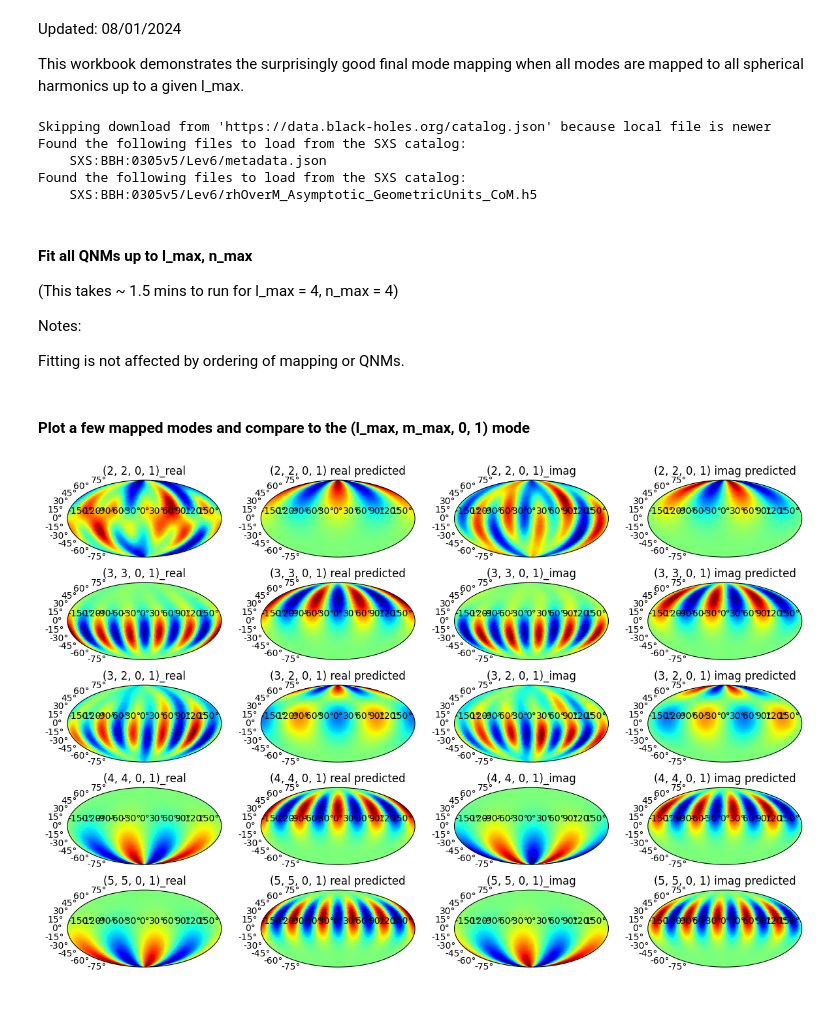
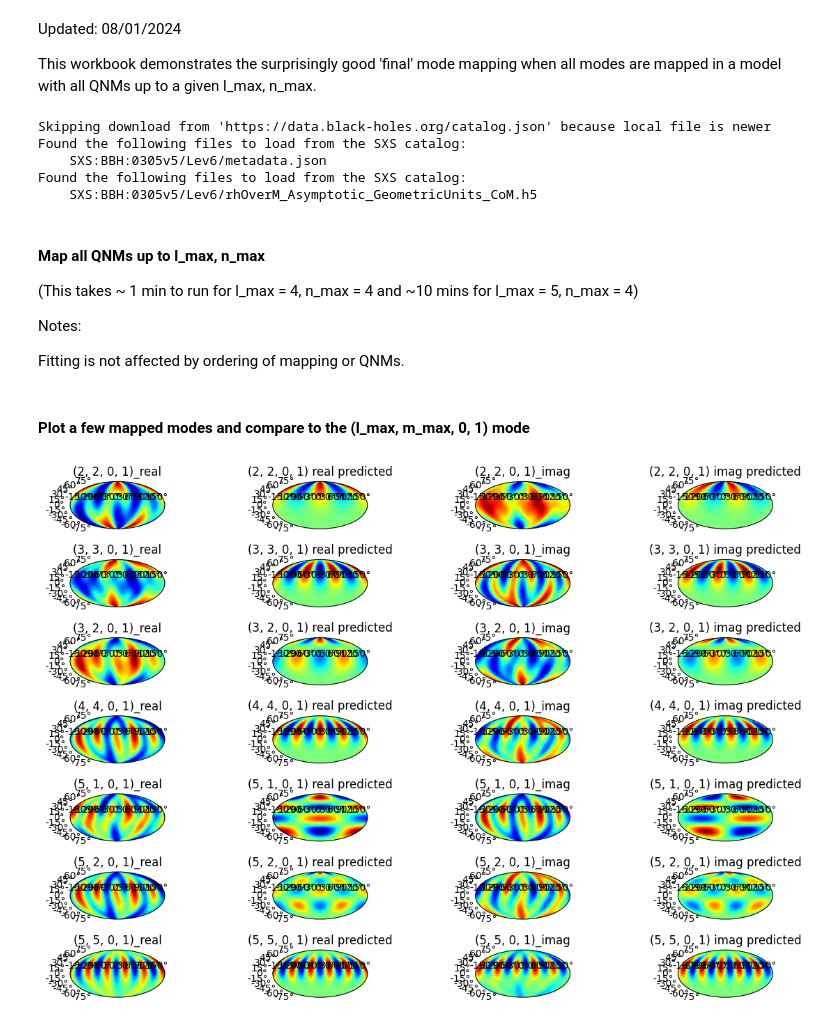
Before and after one commit to Richardvnd/quadratic_qnm, a Jupyter notebook: investigating_all_mode_mapping.ipynb, the cells around one changed output. Saved outputs shown, nothing was run; the diff lists cells and outputs as text; code cells hidden in the pictures.

```diff
--- a/investigating_all_mode_mapping.ipynb
+++ b/investigating_all_mode_mapping.ipynb
@@ -1,7 +1,7 @@
 # %% [markdown]
 Updated: 08/01/2024
 
-This workbook demonstrates the surprisingly good final mode mapping when all modes are mapped to all spherical harmonics up to a given l_max.
+This workbook demonstrates the surprisingly good 'final' mode mapping when all modes are mapped in a model with all QNMs up to a given l_max, n_max.
 # %%
 import numpy as np
 import matplotlib.pyplot as plt
@@ -20,9 +17,9 @@ Found the following files to load from the SXS catalog:
 Found the following files to load from the SXS catalog:
     SXS:BBH:0305v5/Lev6/rhOverM_Asymptotic_GeometricUnits_CoM.h5
 # %% [markdown]
-#### Fit all QNMs up to l_max, n_max
+#### Map all QNMs up to l_max, n_max
 
-(This takes ~ 1.5 mins to run for l_max = 4, n_max = 4)
+(This takes ~ 1 min to run for l_max = 4, n_max = 4 and ~10 mins for l_max = 5, n_max = 4)
 
 Notes:
 
@@ -33,7 +30,7 @@ n_max = 4
 
 t0 = {0:40., 1:18.5, 2:12., 3:8., 4:5.5, 5:3., 6:1.5, 7:0.}[n_max]
 
-mapping = [(lam,mu,n,p) for lam in np.arange(2, 3+1)
+mapping = [(lam,mu,n,p) for lam in np.arange(2, l_max+1)
                            for mu in np.arange(-lam, lam+1)
                               for n in np.arange(0, n_max+1)
                                  for p in (-1, +1)]
@@ -55,34 +52,34 @@ best_fit_overall = qnmfits.mapping_multimode_ringdown_fit(sim.times,
 # %% [markdown]
 #### Plot a few mapped modes and compare to the (l_max, m_max, 0, 1) mode
 # %%
-mapping_choice = [(2,2,0,1),(3,3,0,1),(3,2,0,1),(4,4,0,1),(5,5,0,1)]
+mapping_choice = [(2,2,0,1),(3,3,0,1),(3,2,0,1),(4,4,0,1), (5,1,0,1), (5,2,0,1), (5,5,0,1)]
 
 fig, axs = plt.subplots(nrows=(len(mapping_choice)), ncols=4,
                   subplot_kw={'projection': 'mollweide'},
                   figsize=(12,8))
 
 lon = np.linspace(-np.pi, np.pi, 200)
 lat = np.linspace(-np.pi/2, np.pi/2, 200)
 
 Lon, Lat = np.meshgrid(lon, lat)
 
 for i, mode in enumerate(mapping_choice):
    F = mode_mapping(np.pi/2-Lat, Lon, best_fit_overall, mode, l_max)
    G = spheroidal(np.pi/2-Lat, Lon, mode, l_max, sim.chif_mag)
 
    axs[i, 0].title.set_text(str(mode)+'_real')
    axs[i, 0].pcolormesh(Lon, Lat, np.real(F), cmap=plt.cm.jet)
 
    axs[i, 1].title.set_text(str(mode)+' real predicted')
    axs[i, 1].pcolormesh(Lon, Lat, np.real(G), cmap=plt.cm.jet)
 
    axs[i, 2].title.set_text(str(mode)+'_imag')
    axs[i, 2].pcolormesh(Lon, Lat, np.imag(F), cmap=plt.cm.jet)
 
    axs[i, 3].title.set_text(str(mode)+' imag predicted')
    axs[i, 3].pcolormesh(Lon, Lat, np.imag(G), cmap=plt.cm.jet)
 
 plt.tight_layout()
 plt.show()
 # %% [output]
-[figure, old version]
+[figure, new version]
```
Also changed, not shown: parts of 1 cell of this notebook.
